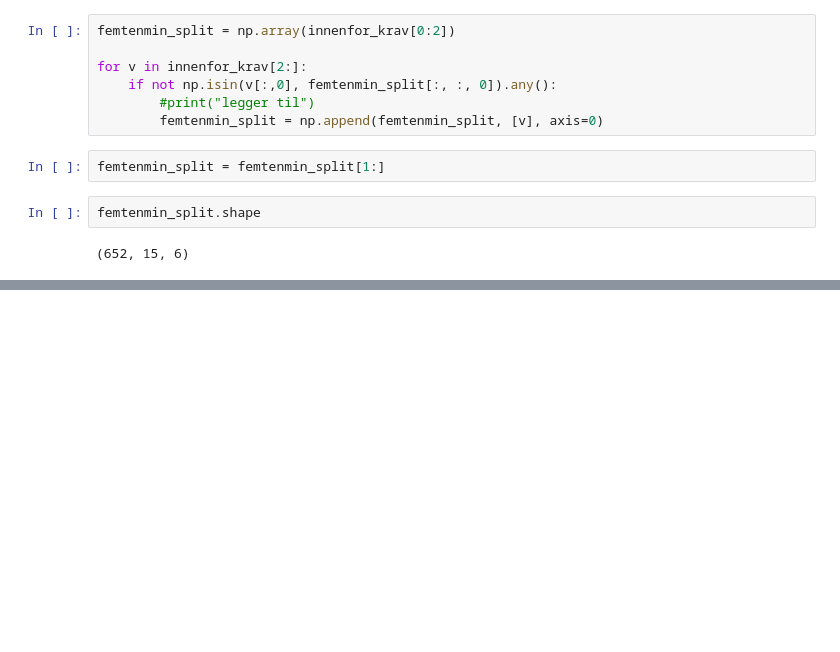
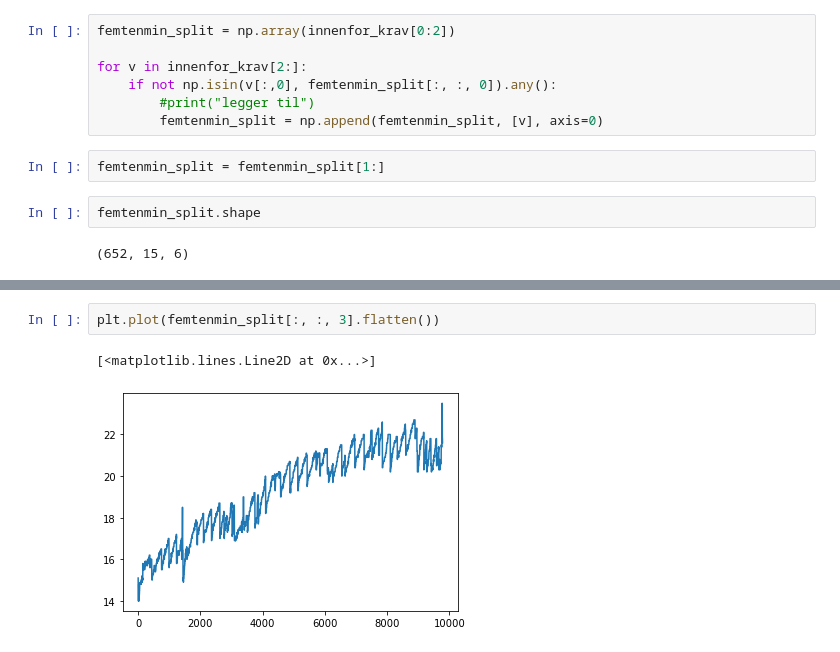
Before and after one commit to stianteien/FYS375-Solcelle, a Jupyter notebook: Databehandling.ipynb, the cells around one changed output, grey strips where cells are left out. Drawn from its saved outputs; the diff is of its cells as text; blank space fills up the shorter version.

```diff
--- a/Databehandling.ipynb
+++ b/Databehandling.ipynb
@@ -100,0 +151,5 @@ femtenmin_split.shape
+# %%
+plt.plot(femtenmin_split[:, :, 3].flatten())
+# %% [output]
+[<matplotlib.lines.Line2D at 0x...>]
+[figure, added]
```
Also changed, not shown: parts of 5 cells of this notebook.
